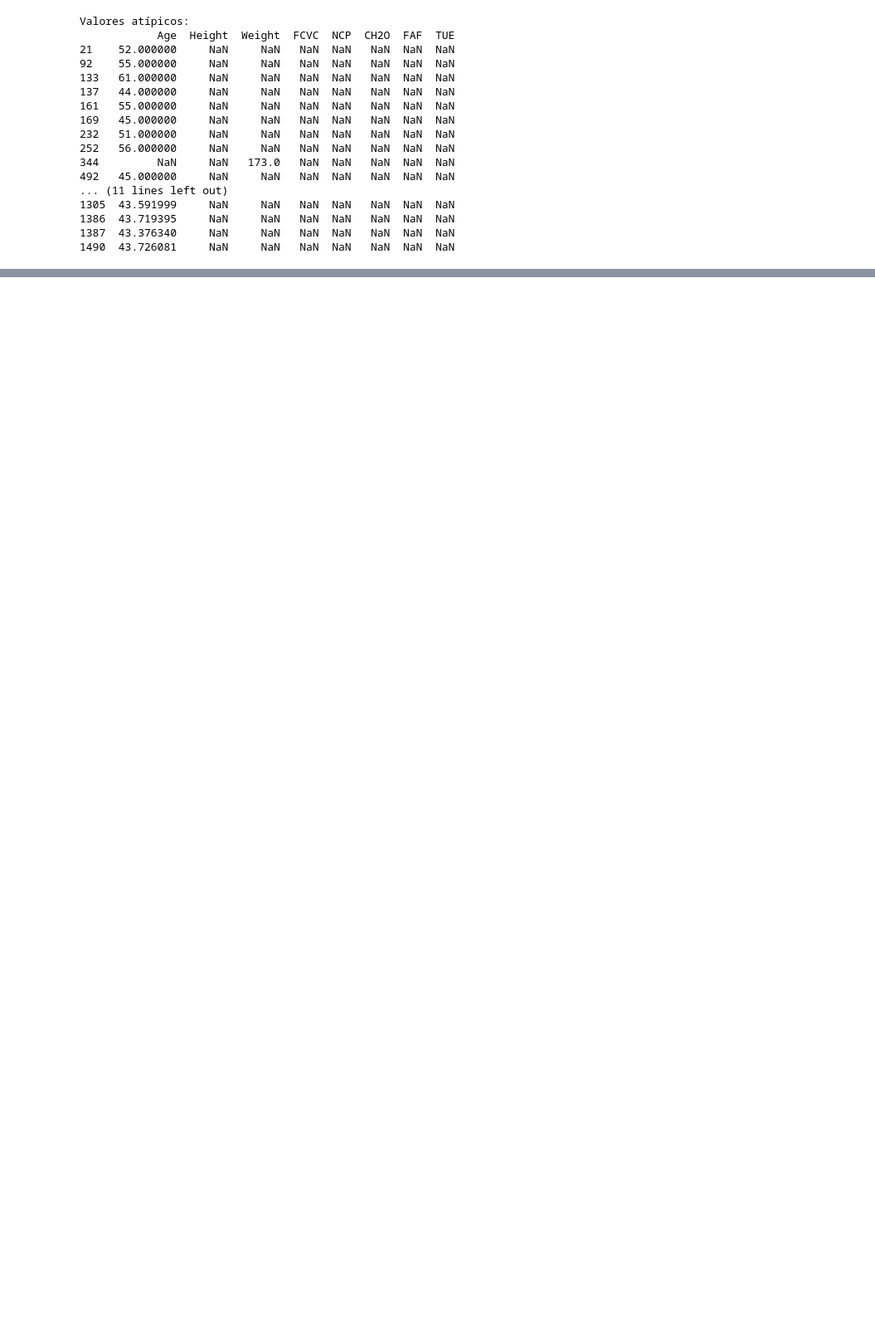
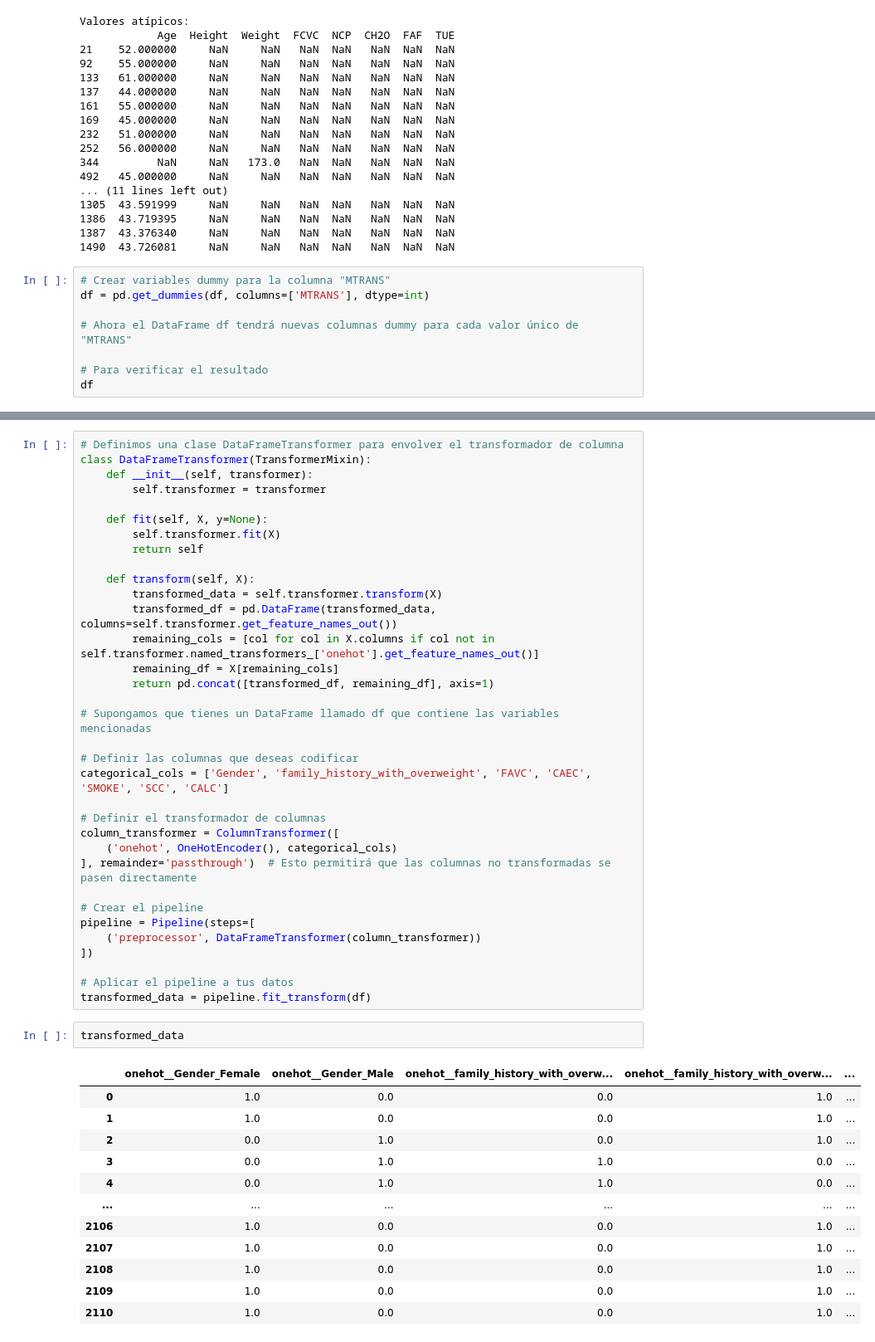
Before and after one commit to srodriguezc91/Proyecto_final_ML_V1, a Jupyter notebook: Código/1_Exploracion_datos.ipynb, the cells around one changed output, grey strips where cells are left out. Shown at 83% size. Drawn from its saved outputs; the diff is of its cells as text; blank space fills up the shorter version.

Commit message:
modified:   "C\303\263digo/1_Exploracion_datos.ipynb" 	new file:   Datos/transformed_data.csv

```diff
--- a/Código/1_Exploracion_datos.ipynb
+++ b/Código/1_Exploracion_datos.ipynb
@@ -285,3 +303,11 @@ Valores atípicos:
 1386  43.719395     NaN     NaN   NaN  NaN   NaN  NaN  NaN
 1387  43.376340     NaN     NaN   NaN  NaN   NaN  NaN  NaN
 1490  43.726081     NaN     NaN   NaN  NaN   NaN  NaN  NaN
+# %%
+# Crear variables dummy para la columna "MTRANS"
+df = pd.get_dummies(df, columns=['MTRANS'], dtype=int)
+
+# Ahora el DataFrame df tendrá nuevas columnas dummy para cada valor único de "MTRANS"
+
+# Para verificar el resultado
+df
@@ -287,0 +328,49 @@ Valores atípicos:
+# %%
+# Definimos una clase DataFrameTransformer para envolver el transformador de columna
+class DataFrameTransformer(TransformerMixin):
+    def __init__(self, transformer):
+        self.transformer = transformer
+
+    def fit(self, X, y=None):
+        self.transformer.fit(X)
+        return self
+
+    def transform(self, X):
+        transformed_data = self.transformer.transform(X)
+        transformed_df = pd.DataFrame(transformed_data, columns=self.transformer.get_feature_names_out())
+        remaining_cols = [col for col in X.columns if col not in self.transformer.named_transformers_['onehot'].get_feature_names_out()]
+        remaining_df = X[remaining_cols]
+        return pd.concat([transformed_df, remaining_df], axis=1)
+
+# Supongamos que tienes un DataFrame llamado df que contiene las variables mencionadas
+
+# Definir las columnas que deseas codificar
+categorical_cols = ['Gender', 'family_history_with_overweight', 'FAVC', 'CAEC', 'SMOKE', 'SCC', 'CALC']
+
+# Definir el transformador de columnas
+column_transformer = ColumnTransformer([
+    ('onehot', OneHotEncoder(), categorical_cols)
+], remainder='passthrough')  # Esto permitirá que las columnas no transformadas se pasen directamente
+
+# Crear el pipeline
+pipeline = Pipeline(steps=[
+    ('preprocessor', DataFrameTransformer(column_transformer))
+])
+
+# Aplicar el pipeline a tus datos
+transformed_data = pipeline.fit_transform(df)
+# %%
+transformed_data
+# %% [output]
+|  | onehot__Gender_Female | onehot__Gender_Male | onehot__family_history_with_overw... | onehot__family_history_with_overw... | ... |
+| 0 | 1.0 | 0.0 | 0.0 | 1.0 | ... |
+| 1 | 1.0 | 0.0 | 0.0 | 1.0 | ... |
+| 2 | 0.0 | 1.0 | 0.0 | 1.0 | ... |
+| 3 | 0.0 | 1.0 | 1.0 | 0.0 | ... |
+| 4 | 0.0 | 1.0 | 1.0 | 0.0 | ... |
+| ... | ... | ... | ... | ... | ... |
+| 2106 | 1.0 | 0.0 | 0.0 | 1.0 | ... |
+| 2107 | 1.0 | 0.0 | 0.0 | 1.0 | ... |
+| 2108 | 1.0 | 0.0 | 0.0 | 1.0 | ... |
+| 2109 | 1.0 | 0.0 | 0.0 | 1.0 | ... |
+| 2110 | 1.0 | 0.0 | 0.0 | 1.0 | ... |
```
Also changed, not shown: parts of 12 cells of this notebook, 1 other file.
